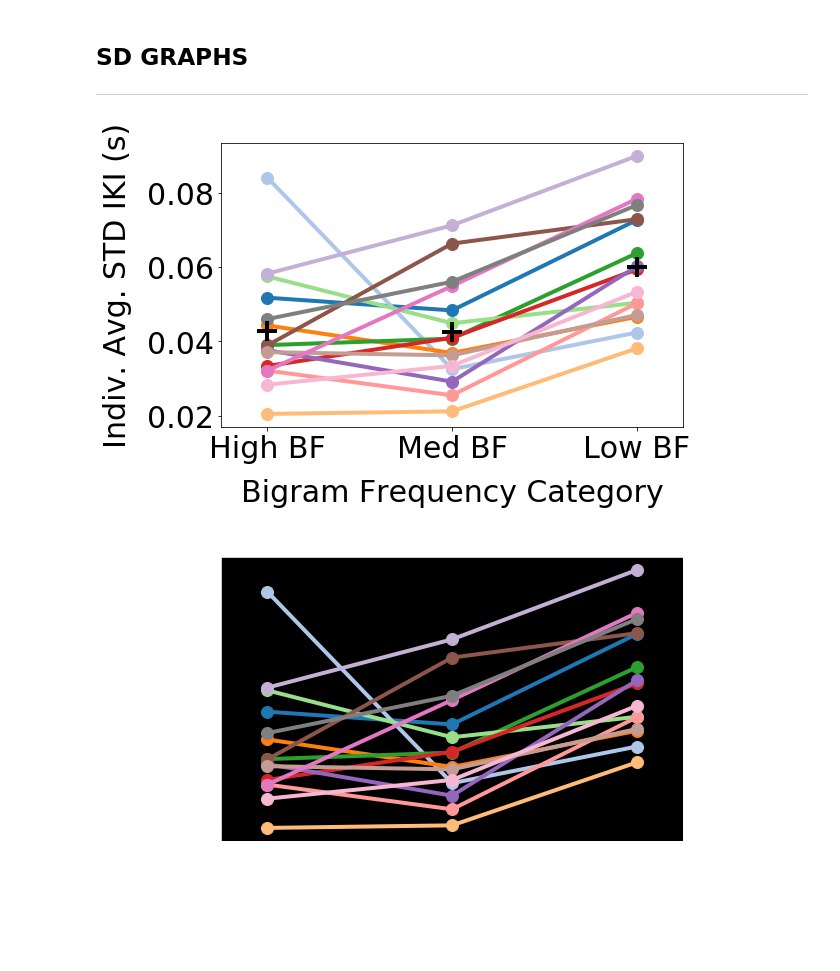
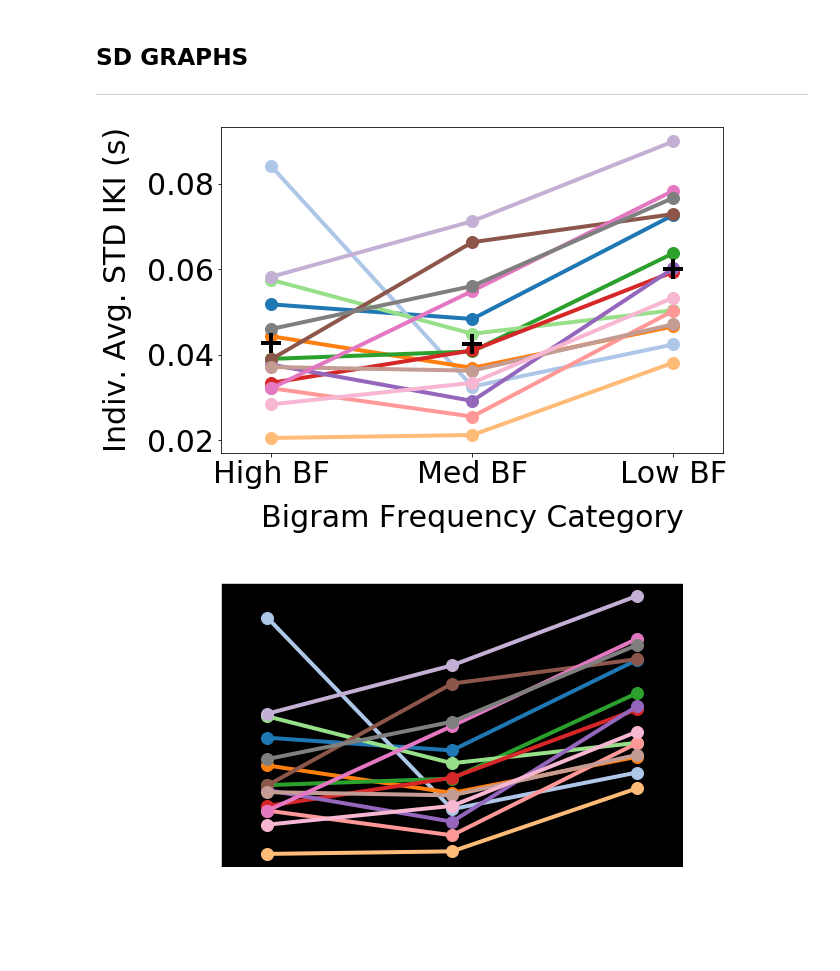
Before and after one commit to rruopp/typingexp, a Jupyter notebook: typing_task_analysis/group_analysis_V1.ipynb, the cells around one changed output. Drawn from its saved outputs; the diff is of its cells as text; code cells hidden in the pictures.

```diff
--- a/typing_task_analysis/group_analysis_V1.ipynb
+++ b/typing_task_analysis/group_analysis_V1.ipynb
@@ -1499,35 +1499,35 @@ means = (np.mean(indiv_avgsds(corr_trials_bybg, 'bigram', high_bgs['Bigrams'])['
 
 fig, ax = plt.subplots(figsize=(9, 6))
 
 cm = plt.get_cmap('tab20')
 for index, data in enumerate(ID_list):
     plt.plot(x, [l[index] for l in D], '.-', linewidth = 4, ms = 24, color = cm(index))
 
 ax.plot(x, means, '+', mew = 4, ms = 20, color = 'black')
 
 plt.xlim([1.5, 6.5])
 # plt.xticks(x, ('', '', ''))
 plt.xticks(x, ('High BF', 'Med BF', 'Low BF'))
 plt.xlabel("Bigram Frequency Category", labelpad=15)
 plt.ylabel("Indiv. Avg. STD IKI (s)", labelpad=15)
 plt.title("")
 # plt.legend(loc="best")
 
 ax.set_facecolor('white')
 ax.spines['top'].set_visible(True)
 ax.spines['top'].set_color('black')
 ax.spines['bottom'].set_visible(True)
 ax.spines['bottom'].set_color('black')
 ax.spines['left'].set_visible(True)
 ax.spines['left'].set_color('black')
 ax.spines['right'].set_visible(True)
 ax.spines['right'].set_color('black')
 
-fig.tight_layout()
+# fig.tight_layout()
 plt.savefig('indiv_avgsds_bybf.png', dpi=300, facecolor = fig.get_facecolor(), edgecolor = 'none')
 plt.show()
 # %% [output]
-[figure, old version]
+[figure, new version]
 # %%
 ## individual average std by BF (correct trials only) PRINT VERSION IN LIGHT MODE
 plt.rcParams['font.size'] = '30'
```
Also changed, not shown: parts of 4 cells of this notebook, 3 other files.
